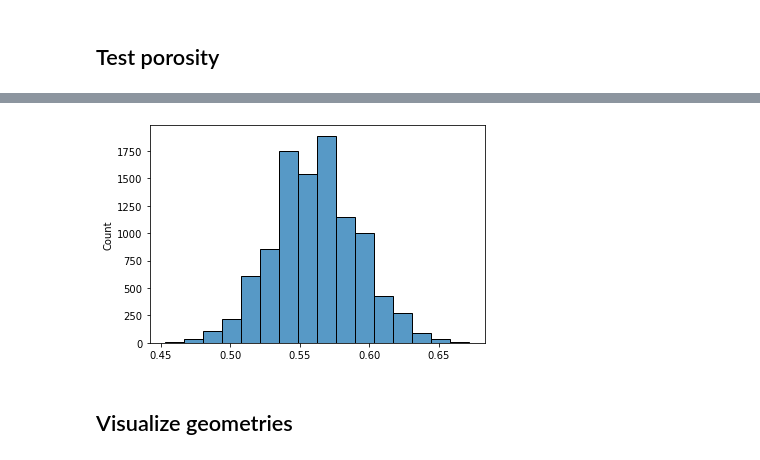
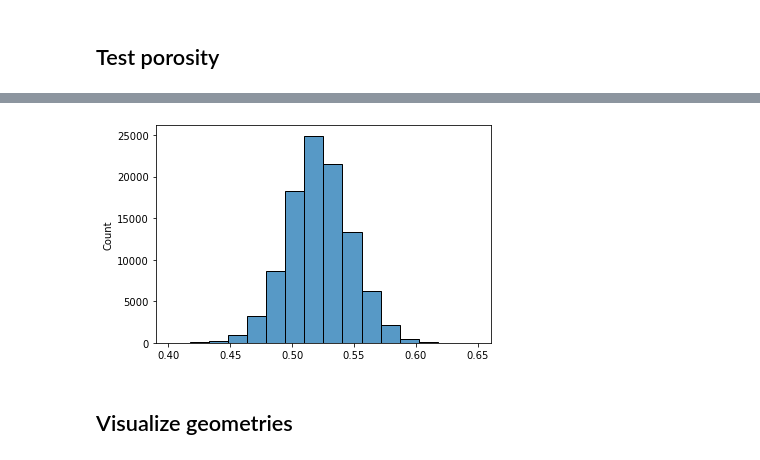
Before and after one commit to lucascbarbosa/INT, a Jupyter notebook: Manufatura Aditiva/Simulacao-GAN/Pipeline/3- Machine_learning/GAN/GAN.ipynb, the cells around one changed output, grey strips where cells are left out. Cells and saved outputs as stored; diff of their text form; code cells hidden in the pictures.

```diff
--- a/Manufatura Aditiva/Simulacao-GAN/Pipeline/3- Machine_learning/GAN/GAN.ipynb
+++ b/Manufatura Aditiva/Simulacao-GAN/Pipeline/3- Machine_learning/GAN/GAN.ipynb
@@ -158,7 +165,8 @@ def setup_D(input_D,lr,alpha):
                 loss=['binary_crossentropy',style_loss()], \
                 loss_weights=[1.0,alpha], \
                 optimizer=opt, \
-                metrics=['accuracy'])
+                metrics=['accuracy'], \
+                run_eagerly=True)
     return model
 
 setup_D(input_D,1e-4,0.03).summary()
@@ -193,8 +201,8 @@ def setup_GAN(G_model,D_model,alpha,lr,size):
                 loss=['binary_crossentropy',style_loss()], \
                 loss_weights=[1.0,alpha], \
                 optimizer=optimizer, \
-                metrics=['accuracy']
-                )
+                metrics=['accuracy'], \
+                run_eagerly=True)
     return model
 
 alpha = 0.03
@@ -268,7 +276,7 @@ def porosity_match(geoms,porosity,tol):
         g =geoms[i,:,:,0]
         size = g.shape[0]
         g = g.reshape((size*size,))
-        p = np.sum(g)/(size*size)
+        p = 1 - np.sum(g)/(size*size)
         if p >= porosity-tol and p <= porosity+tol:
             geoms_.append(g.reshape((size,size)))
             passed += 1
@@ -363,7 +376,6 @@ def train(G_model,D_model,GAN_model,input_G,porosity,tol_porosity,batch_size,num
                 G_loss = G_loss[0]
             else:
                 G_loss= GAN_model.train_on_batch(x=X_GAN, y=[y_GAN,porosity*np.ones(X.shape)],return_dict=True)
-                print(G_loss)
                 G_loss = G_loss['loss']
 
             if verbose_loss:
@@ -417,7 +429,7 @@ def train(G_model,D_model,GAN_model,input_G,porosity,tol_porosity,batch_size,num
         plt.legend()
         plt.show()
 
-batch_size = 64
+batch_size = 32
 num_epochs = 200
 
 alpha = 1e-1
@@ -430,7 +442,7 @@ D = setup_D(input_D,lr,alpha)
 GAN = setup_GAN(G,D,alpha,lr,size)
 
 plot=True
-verbose_loss=False
+verbose_loss=True
 verbose_acc=True
 
 seed_geom_gif = np.random.randn(input_G).reshape(1, input_G)
@@ -480,24 +492,23 @@ for i in range(len(G_files)):
     if int(G_file.split('_')[1]) == epoch:
         G = load_model(tmp_models_dir+G_file)
 
-
-test_size = 10000
+test_size = 100000
 X_test = generate_input_G(input_G,test_size)
 
 generated_geoms,_ = G.predict(X_test)
 
 porosities =  []
 pors = []
-porosity = 0.55
+desired_porosity = 0.55
 tol = 0.02
 
 for generated_geom in generated_geoms:
     p = generated_geom.ravel().round()
-    p = p.sum()/p.shape[0]
-    if p <= porosity+tol and p >= porosity-tol:
+    p = 1 - p.sum()/p.shape[0]
+    if p <= desired_porosity+tol and p >= desired_porosity-tol:
         pors.append(p)
     porosities.append(p)
 
 sns.histplot(porosities,bins=16);
-print(f'Por_match: {100*len(pors)/len(porosities)}')
+print(f'porosity match: {100*len(pors)/len(porosities)}%')
 # %% [output]
@@ -506,4 +517,4 @@ Por_match: 45.96
-[figure, old version]
+[figure, new version]
 # %% [markdown]
 ## Visualize geometries
 # %%
```
Also changed, not shown: parts of 6 cells of this notebook, 40 other files.
